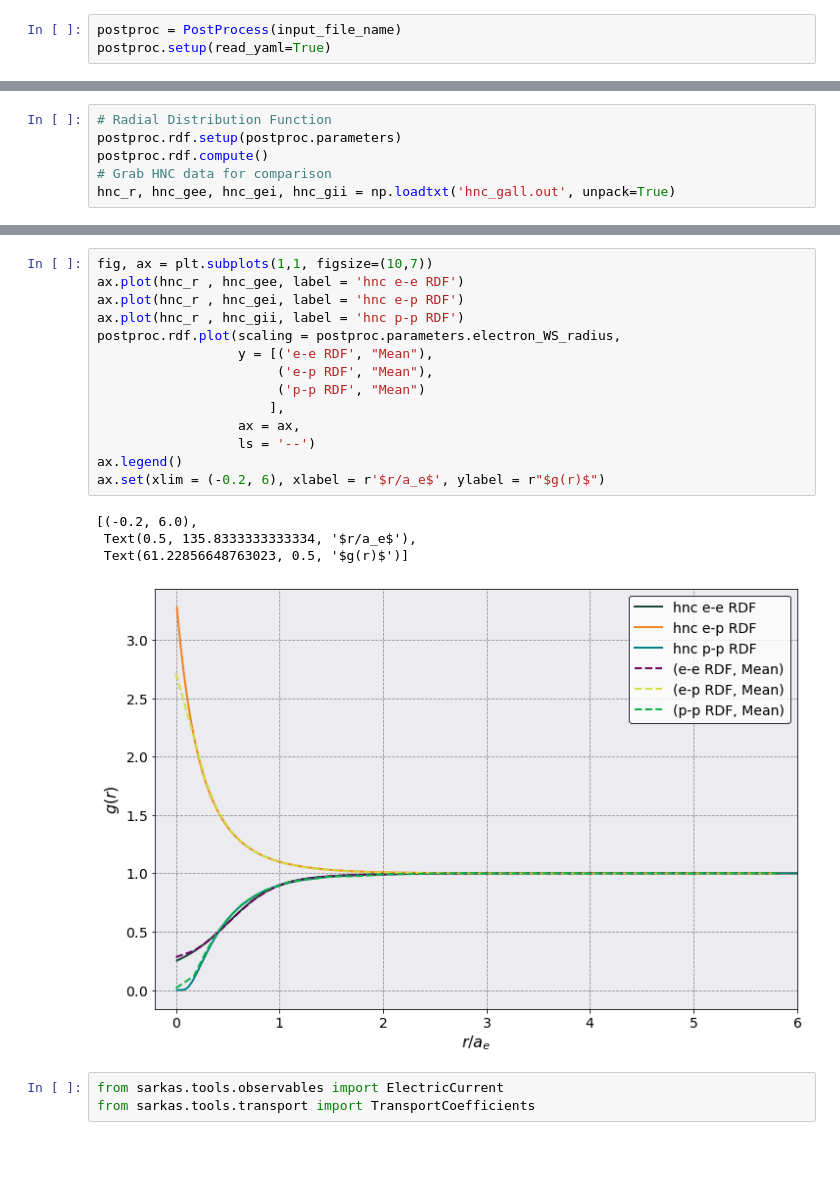
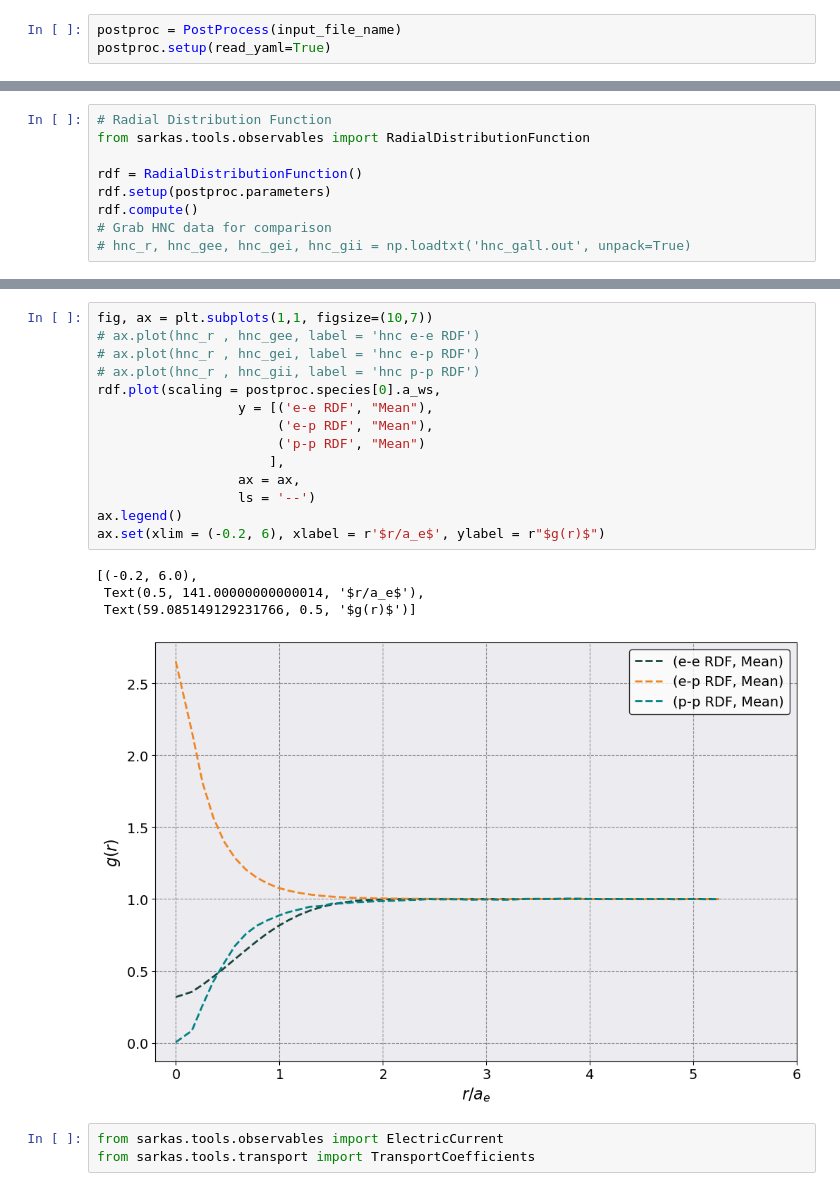
Before and after one commit to lucianogsilvestri/sarkas, a Jupyter notebook: docs/examples/QSP/QSP_Tutorial.ipynb, the cells around one changed output, grey strips where cells are left out. Drawn from its saved outputs; the diff is of its cells as text; blank space fills up the shorter version.

```diff
--- a/docs/examples/QSP/QSP_Tutorial.ipynb
+++ b/docs/examples/QSP/QSP_Tutorial.ipynb
@@ -89,7 +107,10 @@ postproc.therm.temp_energy_plot(postproc, phase='production')
 # %%
 # Radial Distribution Function
-postproc.rdf.setup(postproc.parameters)
-postproc.rdf.compute()
+from sarkas.tools.observables import RadialDistributionFunction
+
+rdf = RadialDistributionFunction()
+rdf.setup(postproc.parameters)
+rdf.compute()
 # Grab HNC data for comparison
-hnc_r, hnc_gee, hnc_gei, hnc_gii = np.loadtxt('hnc_gall.out', unpack=True)
+# hnc_r, hnc_gee, hnc_gei, hnc_gii = np.loadtxt('hnc_gall.out', unpack=True)
 # %% [output]
@@ -97,22 +130,22 @@ Radial Distribution Function Calculation Time: 0 sec 62 msec 25 usec 174 nsec
 # %%
 fig, ax = plt.subplots(1,1, figsize=(10,7))
-ax.plot(hnc_r , hnc_gee, label = 'hnc e-e RDF')
-ax.plot(hnc_r , hnc_gei, label = 'hnc e-p RDF')
-ax.plot(hnc_r , hnc_gii, label = 'hnc p-p RDF')
-postproc.rdf.plot(scaling = postproc.parameters.electron_WS_radius,
+# ax.plot(hnc_r , hnc_gee, label = 'hnc e-e RDF')
+# ax.plot(hnc_r , hnc_gei, label = 'hnc e-p RDF')
+# ax.plot(hnc_r , hnc_gii, label = 'hnc p-p RDF')
+rdf.plot(scaling = postproc.species[0].a_ws,
                   y = [('e-e RDF', "Mean"),
                        ('e-p RDF', "Mean"),
                        ('p-p RDF', "Mean")
                       ],
                   ax = ax,
                   ls = '--')
 ax.legend()
 ax.set(xlim = (-0.2, 6), xlabel = r'$r/a_e$', ylabel = r"$g(r)$")
 # %% [output]
 [(-0.2, 6.0),
- Text(0.5, 135.8333333333334, '$r/a_e$'),
- Text(61.22856648763023, 0.5, '$g(r)$')]
+ Text(0.5, 141.00000000000014, '$r/a_e$'),
+ Text(59.085149129231766, 0.5, '$g(r)$')]
-[figure, old version]
+[figure, new version]
 # %%
 from sarkas.tools.observables import ElectricCurrent
 from sarkas.tools.transport import TransportCoefficients
```
Also changed, not shown: parts of 10 cells of this notebook, 2 other files.
